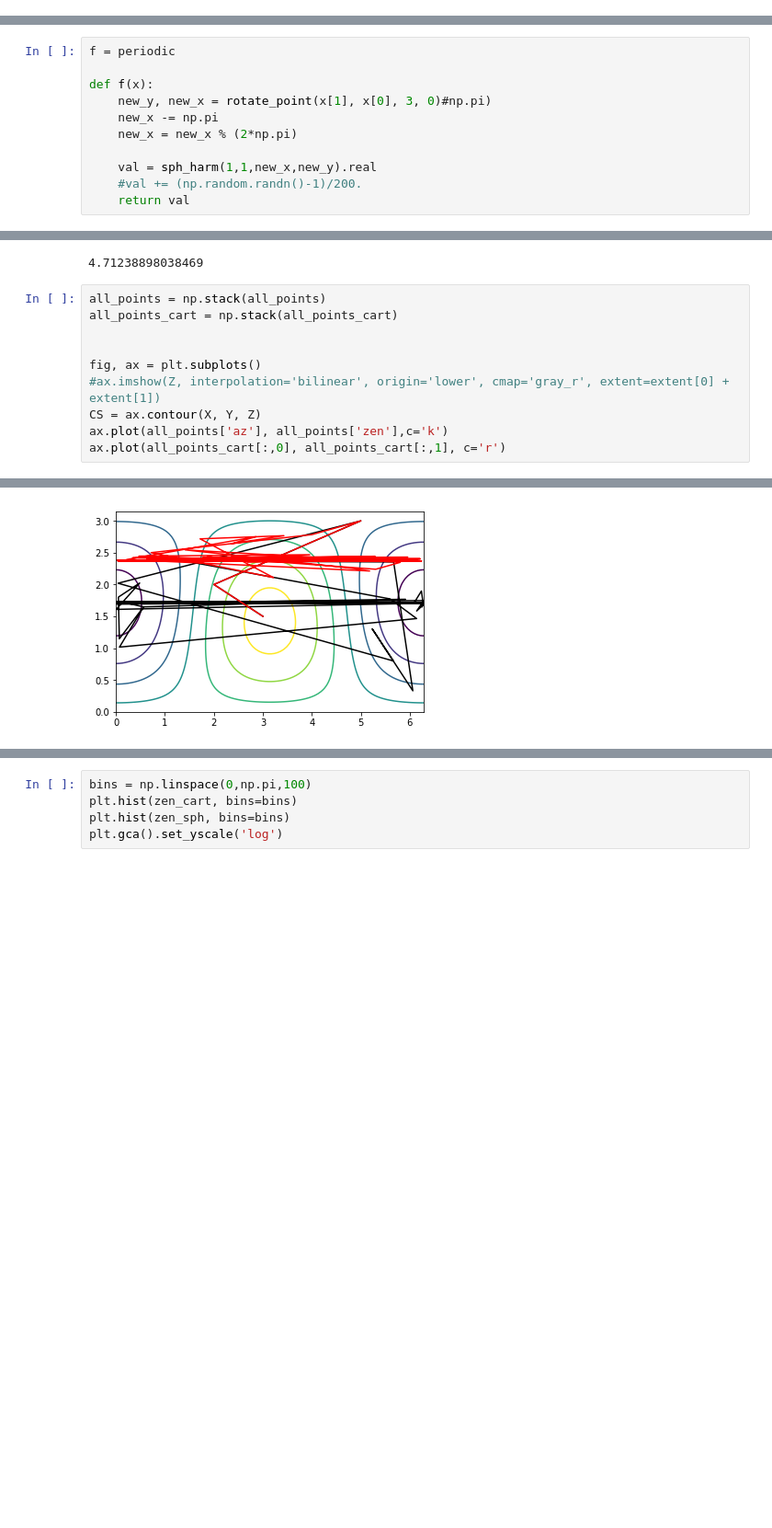
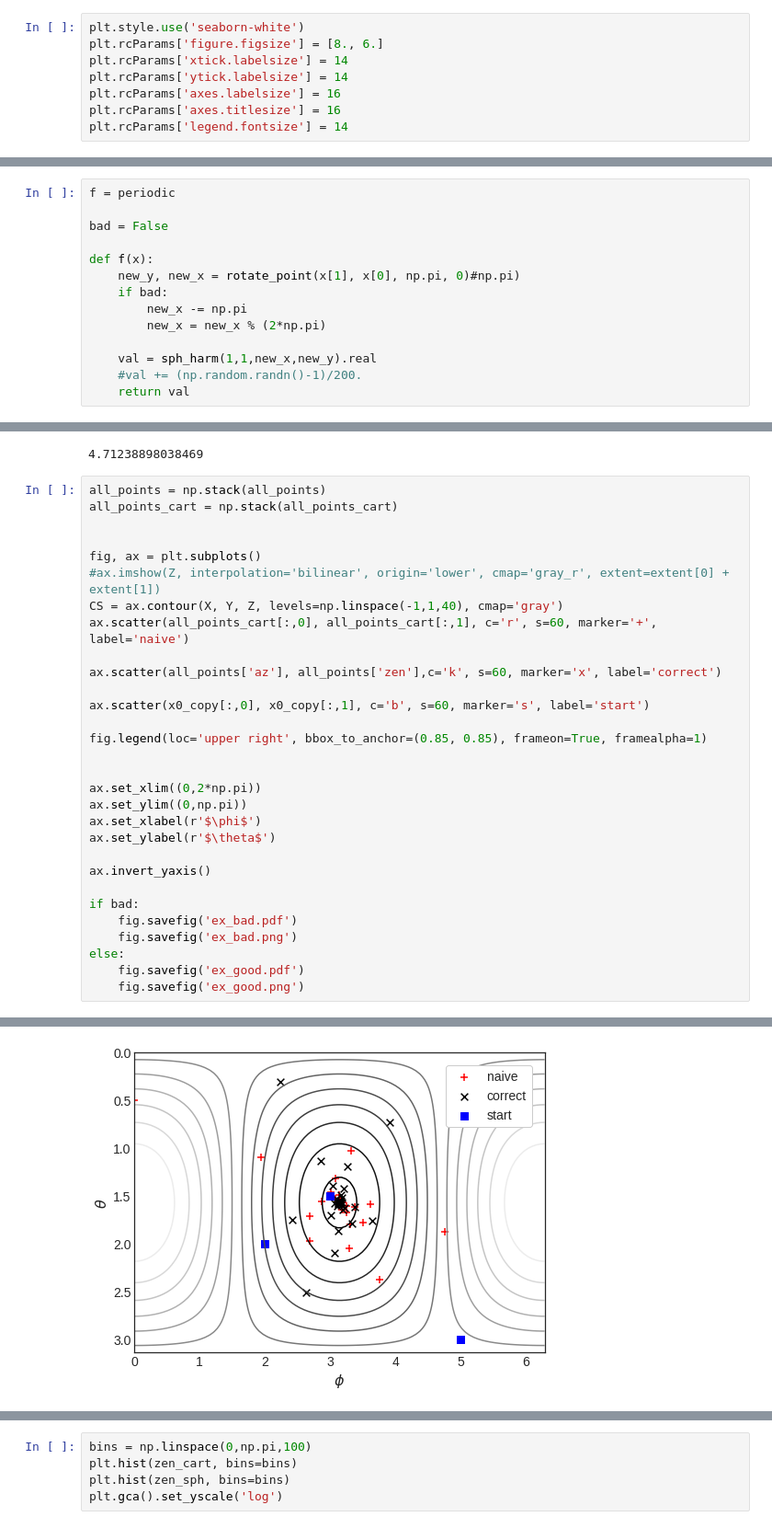
Before and after one commit to philippeller/spherical_opt, a Jupyter notebook: Simplex.ipynb, the cells around one changed output, grey strips where cells are left out. Shown at 92% size. Saved outputs shown, nothing was run; the diff lists cells and outputs as text; blank space fills up the shorter version.

Commit message:
plots

```diff
--- a/Simplex.ipynb
+++ b/Simplex.ipynb
@@ -8,6 +8,14 @@ from scipy.special import sph_harm
 import math
 
 from copy import deepcopy
+# %%
+plt.style.use('seaborn-white')
+plt.rcParams['figure.figsize'] = [8., 6.]
+plt.rcParams['xtick.labelsize'] = 14
+plt.rcParams['ytick.labelsize'] = 14
+plt.rcParams['axes.labelsize'] = 16
+plt.rcParams['axes.titlesize'] = 16
+plt.rcParams['legend.fontsize'] = 14
 # %%
 SPHER_T = np.dtype([
     ('zen', np.float32),
@@ -339,10 +495,13 @@ extent = [(0,2*np.pi), (0,np.pi)]
 # %%
 f = periodic
 
+bad = False
+
 def f(x):
-    new_y, new_x = rotate_point(x[1], x[0], 3, 0)#np.pi)
-    new_x -= np.pi
-    new_x = new_x % (2*np.pi)
+    new_y, new_x = rotate_point(x[1], x[0], np.pi, 0)#np.pi)
+    if bad:
+        new_x -= np.pi
+        new_x = new_x % (2*np.pi)
 
     val = sph_harm(1,1,new_x,new_y).real
     #val += (np.random.randn()-1)/200.
@@ -400,7 +559,27 @@ all_points_cart = np.stack(all_points_cart)
 
 fig, ax = plt.subplots()
 #ax.imshow(Z, interpolation='bilinear', origin='lower', cmap='gray_r', extent=extent[0] + extent[1])
-CS = ax.contour(X, Y, Z)
-ax.plot(all_points['az'], all_points['zen'],c='k')
-ax.plot(all_points_cart[:,0], all_points_cart[:,1], c='r')
+CS = ax.contour(X, Y, Z, levels=np.linspace(-1,1,40), cmap='gray')
+ax.scatter(all_points_cart[:,0], all_points_cart[:,1], c='r', s=60, marker='+', label='naive')
+
+ax.scatter(all_points['az'], all_points['zen'],c='k', s=60, marker='x', label='correct')
+
+ax.scatter(x0_copy[:,0], x0_copy[:,1], c='b', s=60, marker='s', label='start')
+
+fig.legend(loc='upper right', bbox_to_anchor=(0.85, 0.85), frameon=True, framealpha=1)
+
+
+ax.set_xlim((0,2*np.pi))
+ax.set_ylim((0,np.pi))
+ax.set_xlabel(r'$\phi$')
+ax.set_ylabel(r'$\theta$')
+
+ax.invert_yaxis()
+
+if bad:
+    fig.savefig('ex_bad.pdf')
+    fig.savefig('ex_bad.png')
+else:
+    fig.savefig('ex_good.pdf')
+    fig.savefig('ex_good.png')
 # %% [output]
@@ -408,4 +586,4 @@ ax.plot(all_points_cart[:,0], all_points_cart[:,1], c='r')
-[figure, old version]
+[figure, new version]
 # %%
 #benchmark
 
```
Also changed, not shown: parts of 14 cells of this notebook.
